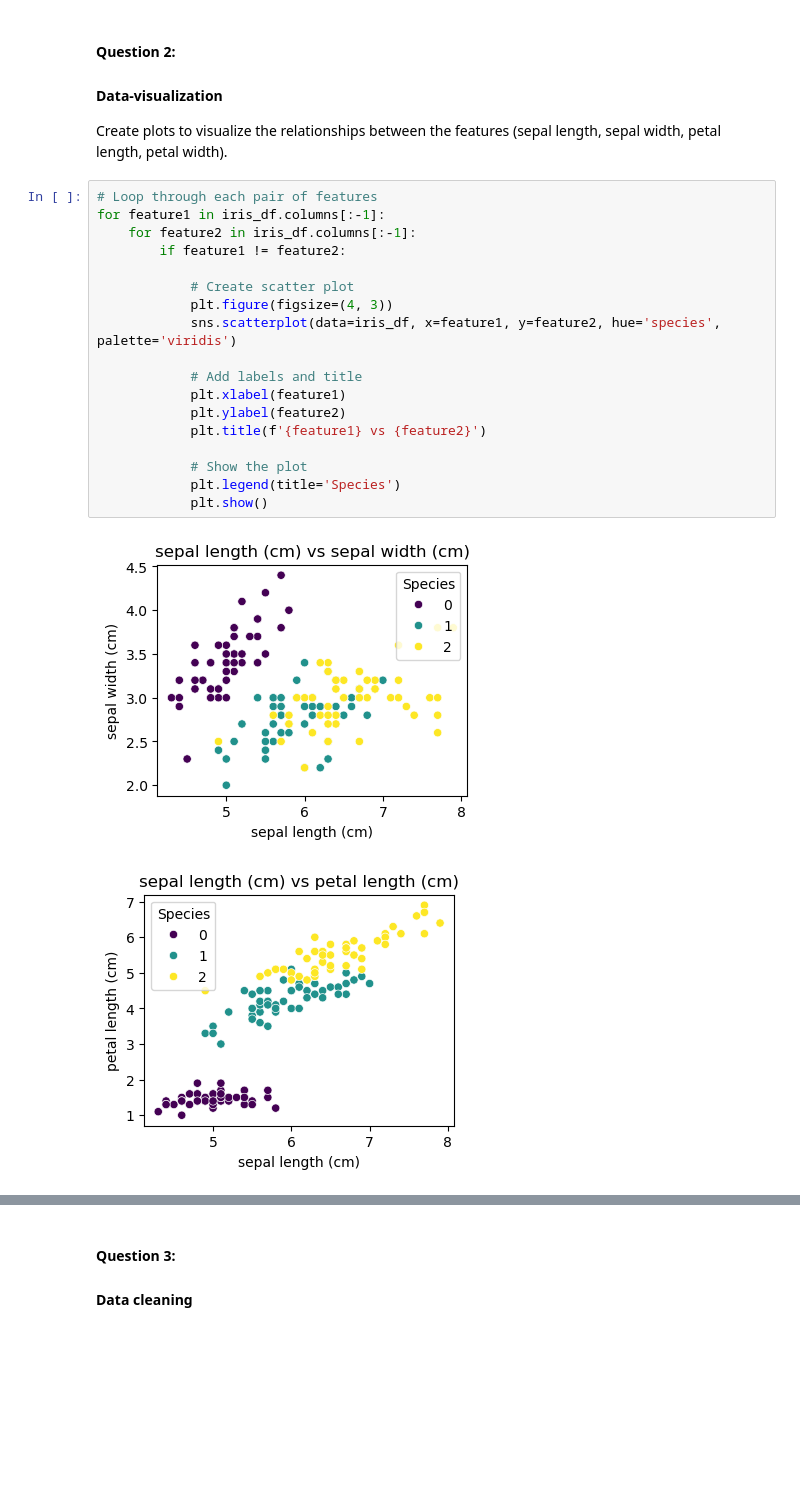
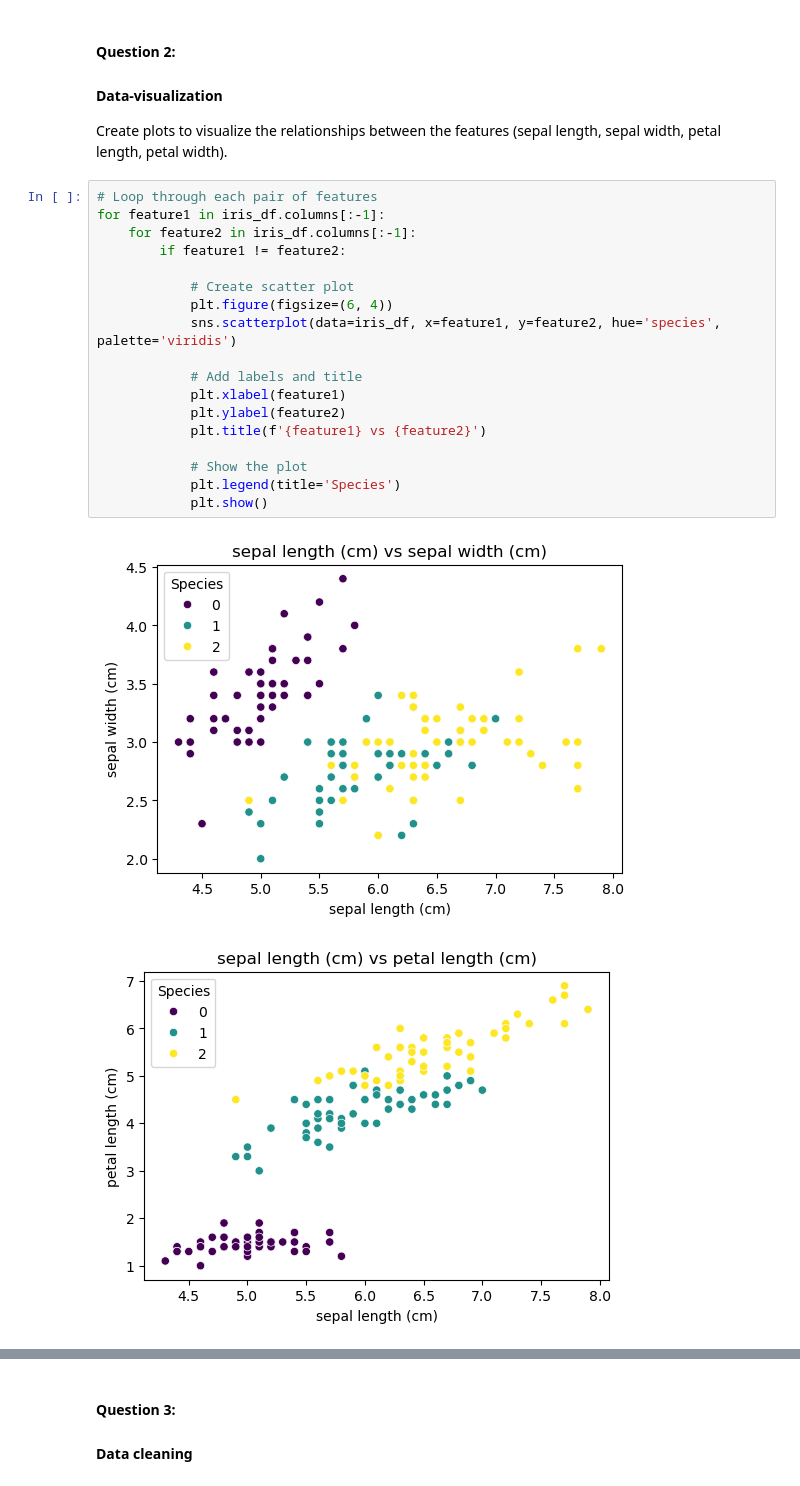
Before and after one commit to fbastos231/applying_statistical_concepts, a Jupyter notebook: 02_activities/assignments/assignment_3.ipynb, the cells around one changed output, grey strips where cells are left out. Drawn from its saved outputs; the diff is of its cells as text; blank space fills up the shorter version.

```diff
--- a/02_activities/assignments/assignment_3.ipynb
+++ b/02_activities/assignments/assignment_3.ipynb
@@ -87,21 +75,21 @@ Create plots to visualize the relationships between the features (sepal length,
 # %%
 # Loop through each pair of features
 for feature1 in iris_df.columns[:-1]:
     for feature2 in iris_df.columns[:-1]:
         if feature1 != feature2:
 
             # Create scatter plot
-            plt.figure(figsize=(4, 3))
+            plt.figure(figsize=(6, 4))
             sns.scatterplot(data=iris_df, x=feature1, y=feature2, hue='species', palette='viridis')
 
             # Add labels and title
             plt.xlabel(feature1)
             plt.ylabel(feature2)
             plt.title(f'{feature1} vs {feature2}')
 
             # Show the plot
             plt.legend(title='Species')
             plt.show()
 # %% [output]
-[figure, old version]
+[figure, new version]
-[figure, old version]
+[figure, new version]
```
Also changed, not shown: parts of 9 cells of this notebook.
